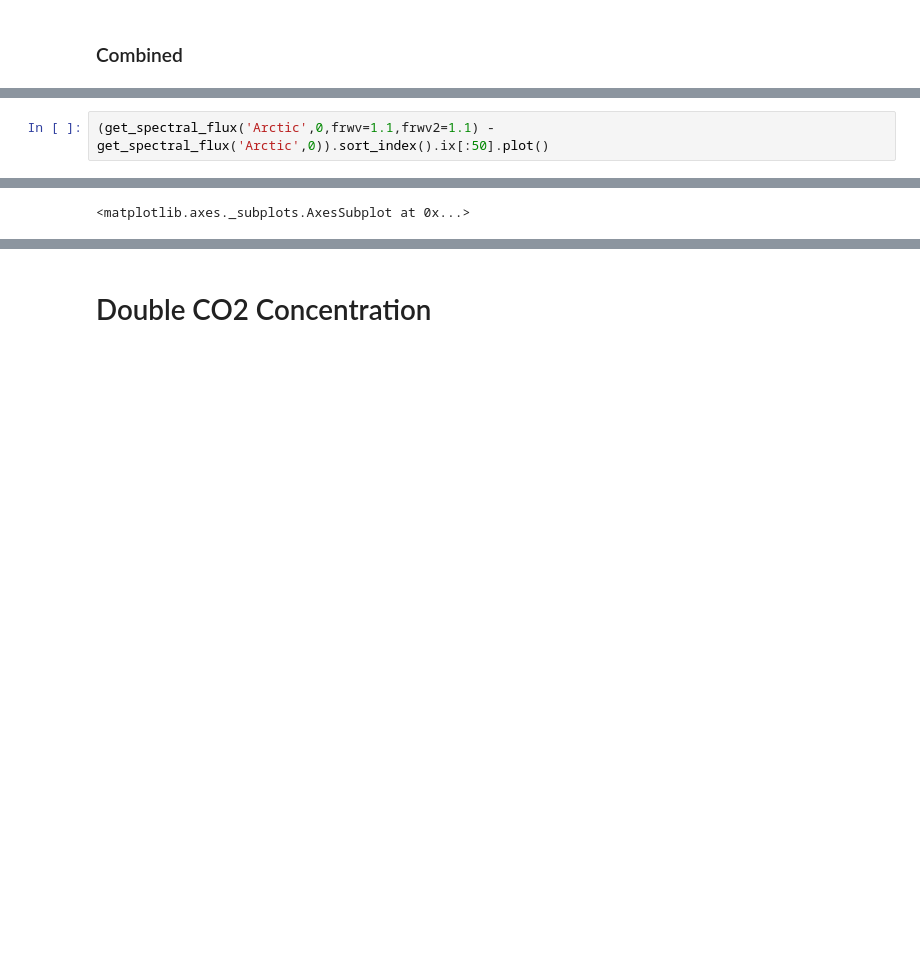
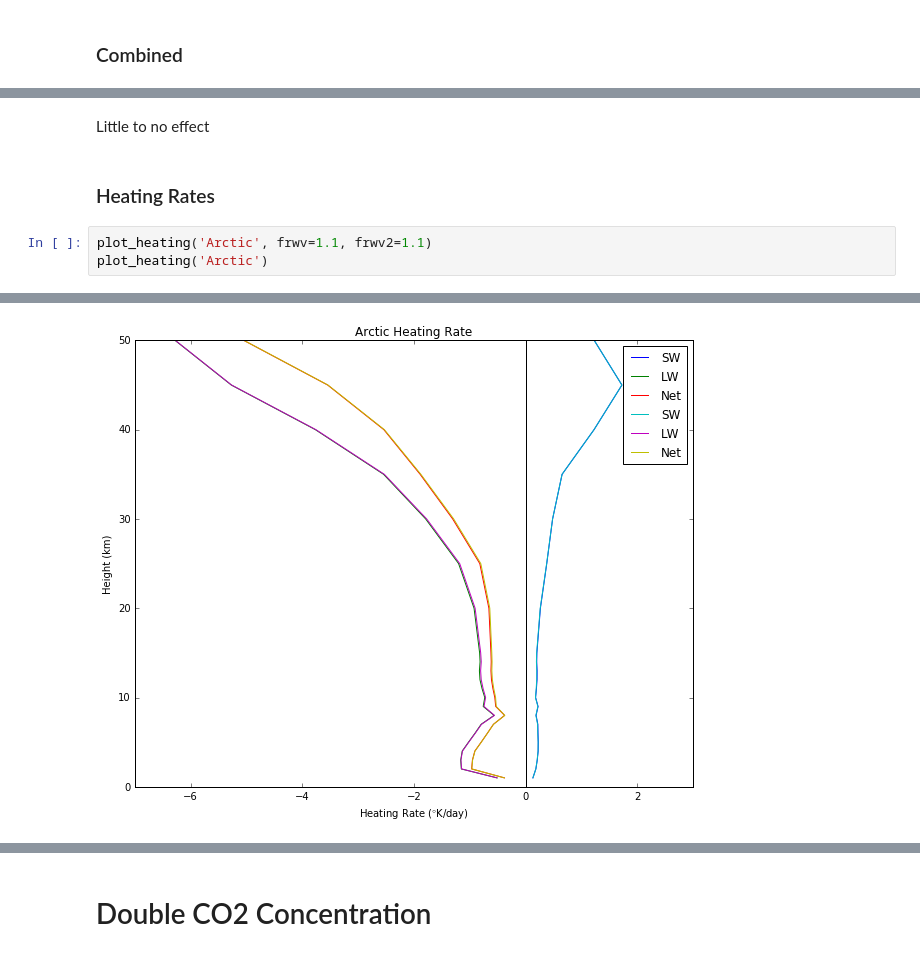
Before and after one commit to CodaP/streamer, a Jupyter notebook: Experiments.ipynb, the cells around one changed output, grey strips where cells are left out. Drawn from its saved outputs; the diff is of its cells as text; blank space fills up the shorter version.

```diff
--- a/Experiments.ipynb
+++ b/Experiments.ipynb
@@ -262,3 +278,8 @@ get_table('Arctic','COMBINED',frwv=1.1, frwv2=1.1) - get_table('Arctic','COMBINE
+# %% [markdown]
+Little to no effect
+# %% [markdown]
+### Heating Rates
 # %%
-(get_spectral_flux('Arctic',0,frwv=1.1,frwv2=1.1) - get_spectral_flux('Arctic',0)).sort_index().ix[:50].plot()
+plot_heating('Arctic', frwv=1.1, frwv2=1.1)
+plot_heating('Arctic')
 # %% [output]
@@ -267 +286 @@ get_table('Arctic','COMBINED',frwv=1.1, frwv2=1.1) - get_table('Arctic','COMBINE
-<matplotlib.axes._subplots.AxesSubplot at 0x...>
+[figure, added]
```
Also changed, not shown: parts of 218 cells of this notebook, 35 other files.
